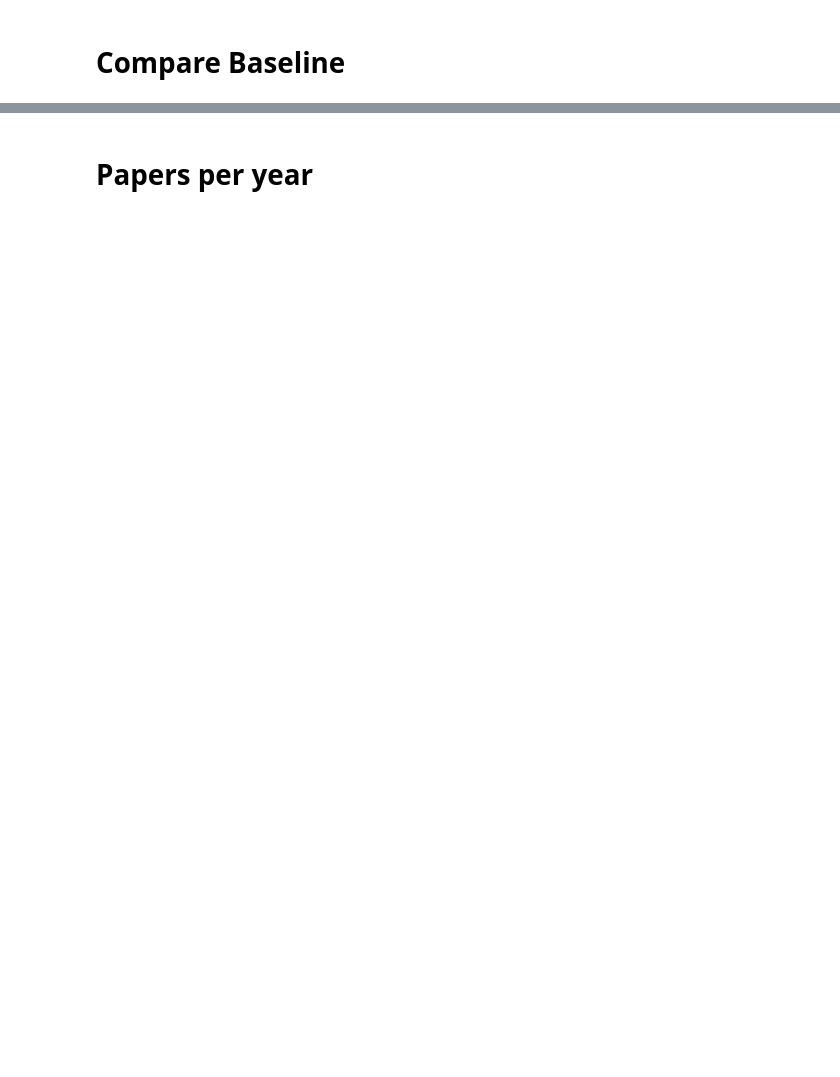
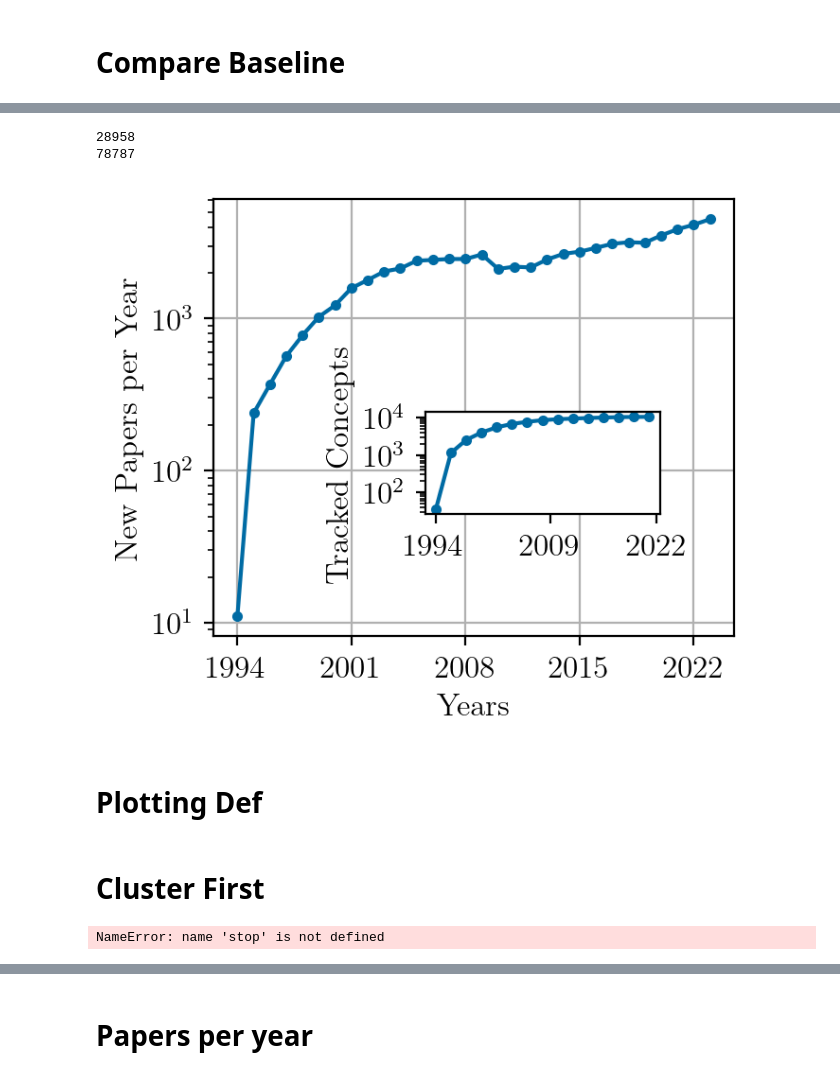
Before and after one commit to FelixFrohnertDB/arxiv_nlp, a Jupyter notebook: 6_additional_plots.ipynb, the cells around one changed output, grey strips where cells are left out. Saved outputs shown, nothing was run; the diff lists cells and outputs as text; code cells hidden in the pictures; blank space fills up the shorter version.

```diff
--- a/6_additional_plots.ipynb
+++ b/6_additional_plots.ipynb
@@ -100,7 +179,7 @@ c_inx_arr = np.memmap("saved_files/embedding_concept_arr.dat",shape=(10235,), dt
 c_encoding_arr = np.memmap("saved_files/embedding_vector_arr.dat",shape=(10235, 30, 128), dtype=np.float64)
 # %%
 # Compute word count for the subset of words
-word_count_subset = compute_word_count_subset([row.split() for row in ngram_abstracts], {k:0 for k in np.unique(concept_arr)})
+word_count_subset = compute_word_count_subset([row.split() for row in ngram_abstracts], {k:0 for k in np.unique(c_inx_arr)})
 
 def filter_dict_by_occurrence(word_count_dict, n):
     return {word: count for word, count in word_count_dict.items() if count > n}
@@ -124,3 +214,25 @@ for year in tqdm(np.unique(year_arr)):
+# %%
+def preprocess_connections(connections):
+    all_pairs = set()  # Using a set to automatically avoid duplicates
+
+    for group in connections:
+        unique_words = list(set(group))  # Remove duplicates within each group
+        # Generate all possible pairs (combinations of 2) from the unique words
+        for pair in combinations(unique_words, 2):
+            # Sort the pair to enforce permutation invariance
+            sorted_pair = tuple(sorted(pair))
+            all_pairs.add(sorted_pair)
+    return list(all_pairs)
+
+# Get the processed connections
+processed_connections_2012 = preprocess_connections(ocurr_arr[2012])
+processed_connections_2022 = preprocess_connections(ocurr_arr[2022])
+# Output the unique pairs
+print(len(processed_connections_2012))
+print(len(processed_connections_2022))
+# %% [output]
+28958
+78787
 # %%
 # Dictionary to store the first occurrence year of each word
 first_occurrences = {}
@@ -139,3 +251,32 @@ for year in sorted(new_ocurr_arr.keys()):
 
 years = sorted(new_words_per_year.keys())
 cumulative_sum = [sum(new_words_per_year[y] for y in years if y <= year) for year in years]
+# %%
+years, numpapers_y = np.unique(year_arr,return_counts=True)
+fig, ax = plt.subplots(figsize=(3.54331, 3.0))
+
+ax.plot( years, numpapers_y[:], '-o', markersize=3 )
+ax.set_xticks(years[::7])
+# ax.set_xticklabels( years[::4], rotation=45 )
+ax.set_yscale("log")
+ax.set_ylabel("New Papers per Year")
+ax.grid(True)
+ax.set_xlabel("Years")
+
+ax2 = fig.add_axes([0.44, 0.25+0.075, 0.25+0.1, 0.18])
+ax2.plot(np.arange(len(numpapers_y))[:-1][::2], cumulative_sum[:-1][::2], '-o', markersize=3)
+# ax2.grid(True)
+# ax2.set_xticks( list(range(len(years))[::7]))
+# ax2.set_xticklabels( years[::7], rotation=45 )
+ax2.set_xticks( [0,15,29])
+ax2.set_xticklabels( [1994,2009,2022] )
+
+
+ax2.set_yscale("log")
+ax2.set_ylabel("Tracked Concepts")
+# fig.tight_layout()
+fig.savefig("figures/c_per_year.pdf", format="pdf", bbox_inches="tight")
+# %% [output]
+[figure, added]
+# %% [markdown]
+# Plotting Def
@@ -141,0 +467,6 @@ cumulative_sum = [sum(new_words_per_year[y] for y in years if y <= year) for yea
+# %% [markdown]
+# Cluster First
+# %%
+stop
+# %% [output]
+NameError: name 'stop' is not defined
```
Also changed, not shown: parts of 57 cells of this notebook, 14 other files.
